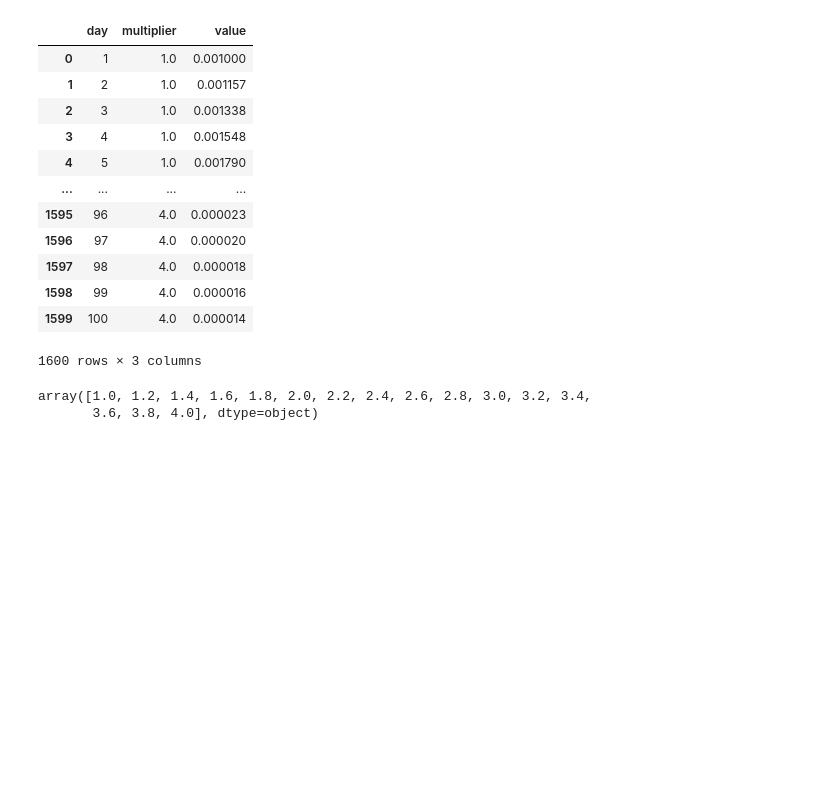
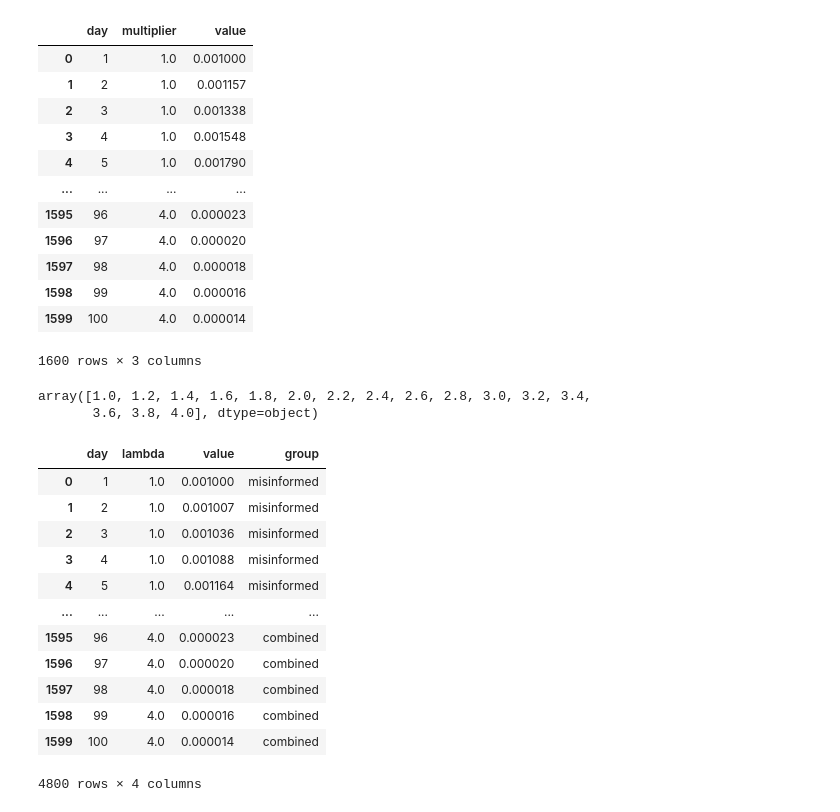
Before and after one commit to mr-devs/mean_field_quals, a Jupyter notebook: notebooks/2023-06-07__first-problem-set.ipynb, the cells around one changed output. Saved outputs shown, nothing was run; the diff lists cells and outputs as text; code cells hidden in the pictures; blank space fills up the shorter version.

```diff
--- a/notebooks/2023-06-07__first-problem-set.ipynb
+++ b/notebooks/2023-06-07__first-problem-set.ipynb
@@ -909,3 +962,19 @@ array([1.0, 1.2, 1.4, 1.6, 1.8, 2.0, 2.2, 2.4, 2.6, 2.8, 3.0, 3.2, 3.4,
 less_combined = combined_infections[combined_infections.multiplier.isin([1,2,3,4])].copy()
 less_mis = infections_mis[infections_mis.multiplier.isin([1,2,3,4])].copy()
 less_ord = infections_ord[infections_ord.multiplier.isin([1,2,3,4])].copy()
+# %%
+both_infections
+# %% [output]
+|  | day | lambda | value | group |
+| 0 | 1 | 1.0 | 0.001000 | misinformed |
+| 1 | 2 | 1.0 | 0.001007 | misinformed |
+| 2 | 3 | 1.0 | 0.001036 | misinformed |
+| 3 | 4 | 1.0 | 0.001088 | misinformed |
+| 4 | 5 | 1.0 | 0.001164 | misinformed |
+| ... | ... | ... | ... | ... |
+| 1595 | 96 | 4.0 | 0.000023 | combined |
+| 1596 | 97 | 4.0 | 0.000020 | combined |
+| 1597 | 98 | 4.0 | 0.000018 | combined |
+| 1598 | 99 | 4.0 | 0.000016 | combined |
+| 1599 | 100 | 4.0 | 0.000014 | combined |
+4800 rows × 4 columns
```
Also changed, not shown: parts of 13 cells of this notebook, 8 other files.
